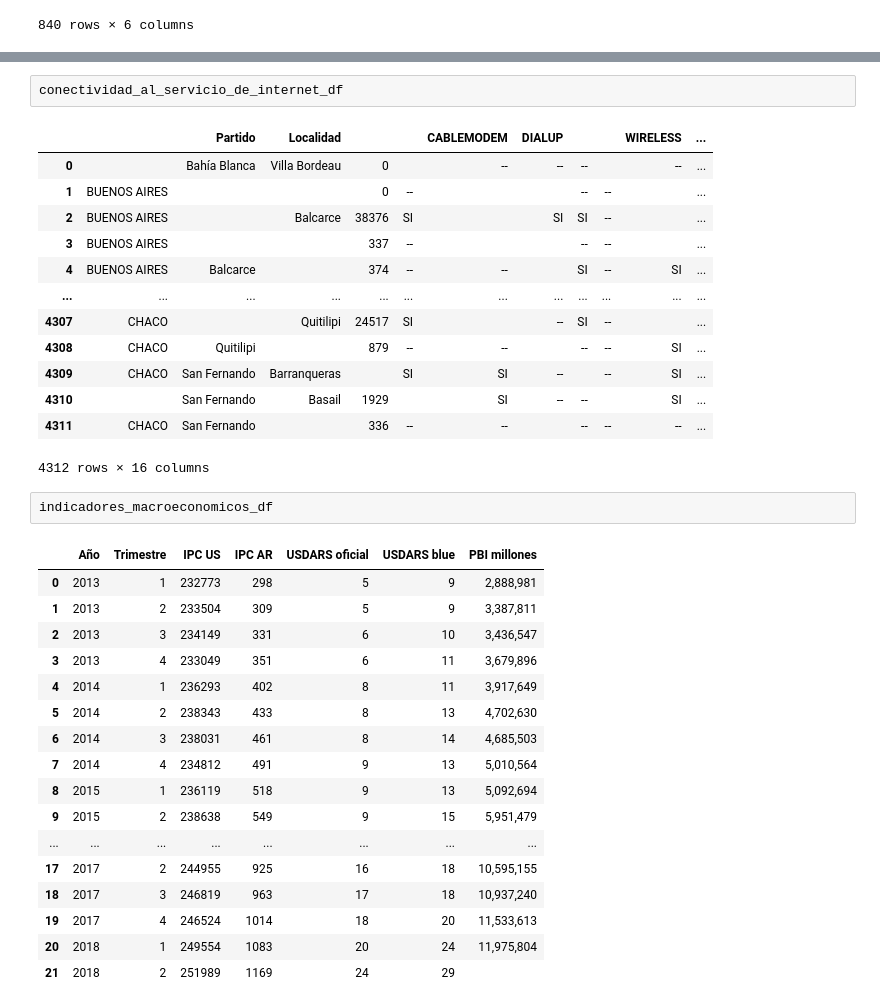
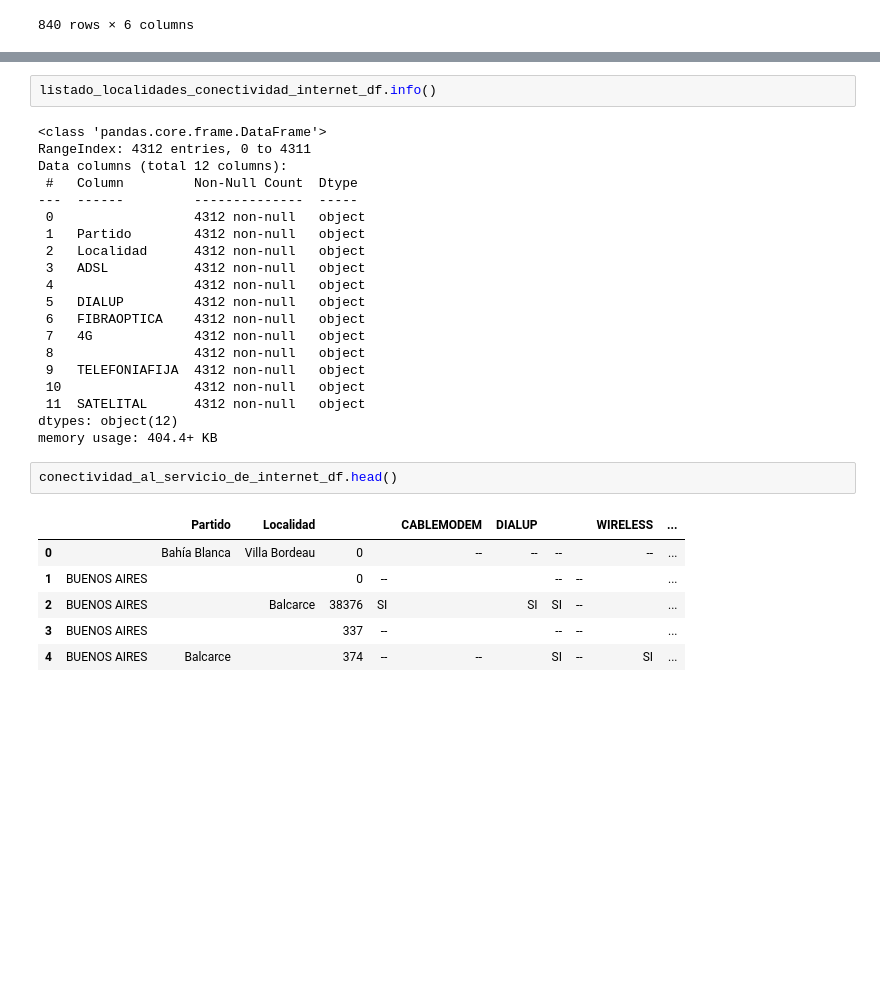
Before and after one commit to cristhianc001/Argentinian-Internet-Usage, a Jupyter notebook: notebooks/2. Data_Wrangling.ipynb, the cells around one changed output, grey strips where cells are left out. Cells and saved outputs as stored; diff of their text form; blank space fills up the shorter version.

Commit message:
firsts data files chosen

```diff
--- a/notebooks/2. Data_Wrangling.ipynb
+++ b/notebooks/2. Data_Wrangling.ipynb
@@ -288,36 +420,31 @@ accesos_internet_fijo_por_velocidad_localidad_df
+# %%
+listado_localidades_conectividad_internet_df.info()
+# %% [output]
+<class 'pandas.core.frame.DataFrame'>
+RangeIndex: 4312 entries, 0 to 4311
+Data columns (total 12 columns):
+ #   Column         Non-Null Count  Dtype
+---  ------         --------------  -----
+ 0                  4312 non-null   object
+ 1   Partido        4312 non-null   object
+ 2   Localidad      4312 non-null   object
+ 3   ADSL           4312 non-null   object
+ 4                  4312 non-null   object
+ 5   DIALUP         4312 non-null   object
+ 6   FIBRAOPTICA    4312 non-null   object
+ 7   4G             4312 non-null   object
+ 8                  4312 non-null   object
+ 9   TELEFONIAFIJA  4312 non-null   object
+ 10                 4312 non-null   object
+ 11  SATELITAL      4312 non-null   object
+dtypes: object(12)
+memory usage: 404.4+ KB
 # %%
-conectividad_al_servicio_de_internet_df
+conectividad_al_servicio_de_internet_df.head()
 # %% [output]
 |  |  | Partido | Localidad |  |  | CABLEMODEM | DIALUP |  |  | WIRELESS | ... |
 | 0 |  | Bahía Blanca | Villa Bordeau | 0 |  | -- | -- | -- |  | -- | ... |
 | 1 | BUENOS AIRES |  |  | 0 | -- |  |  | -- | -- |  | ... |
 | 2 | BUENOS AIRES |  | Balcarce | 38376 | SI |  | SI | SI | -- |  | ... |
 | 3 | BUENOS AIRES |  |  | 337 | -- |  |  | -- | -- |  | ... |
 | 4 | BUENOS AIRES | Balcarce |  | 374 | -- | -- |  | SI | -- | SI | ... |
-| ... | ... | ... | ... | ... | ... | ... | ... | ... | ... | ... | ... |
-| 4307 | CHACO |  | Quitilipi | 24517 | SI |  | -- | SI | -- |  | ... |
-| 4308 | CHACO | Quitilipi |  | 879 | -- | -- |  | -- | -- | SI | ... |
-| 4309 | CHACO | San Fernando | Barranqueras |  | SI | SI | -- |  | -- | SI | ... |
-| 4310 |  | San Fernando | Basail | 1929 |  | SI | -- | -- |  | SI | ... |
-| 4311 | CHACO | San Fernando |  | 336 | -- | -- |  | -- | -- | -- | ... |
-4312 rows × 16 columns
-# %%
-indicadores_macroeconomicos_df
-# %% [output]
-|  | Año | Trimestre | IPC US | IPC AR | USDARS oficial | USDARS blue | PBI millones |
-| 0 | 2013 | 1 | 232773 | 298 | 5 | 9 | 2,888,981 |
-| 1 | 2013 | 2 | 233504 | 309 | 5 | 9 | 3,387,811 |
-| 2 | 2013 | 3 | 234149 | 331 | 6 | 10 | 3,436,547 |
-| 3 | 2013 | 4 | 233049 | 351 | 6 | 11 | 3,679,896 |
-| 4 | 2014 | 1 | 236293 | 402 | 8 | 11 | 3,917,649 |
-| 5 | 2014 | 2 | 238343 | 433 | 8 | 13 | 4,702,630 |
-| 6 | 2014 | 3 | 238031 | 461 | 8 | 14 | 4,685,503 |
-| 7 | 2014 | 4 | 234812 | 491 | 9 | 13 | 5,010,564 |
-| 8 | 2015 | 1 | 236119 | 518 | 9 | 13 | 5,092,694 |
-| 9 | 2015 | 2 | 238638 | 549 | 9 | 15 | 5,951,479 |
-| ... | ... | ... | ... | ... | ... | ... | ... |
-| 17 | 2017 | 2 | 244955 | 925 | 16 | 18 | 10,595,155 |
-| 18 | 2017 | 3 | 246819 | 963 | 17 | 18 | 10,937,240 |
-| 19 | 2017 | 4 | 246524 | 1014 | 18 | 20 | 11,533,613 |
-| 20 | 2018 | 1 | 249554 | 1083 | 20 | 24 | 11,975,804 |
-| 21 | 2018 | 2 | 251989 | 1169 | 24 | 29 |  |
```
Also changed, not shown: parts of 48 cells of this notebook, 5 other files.
